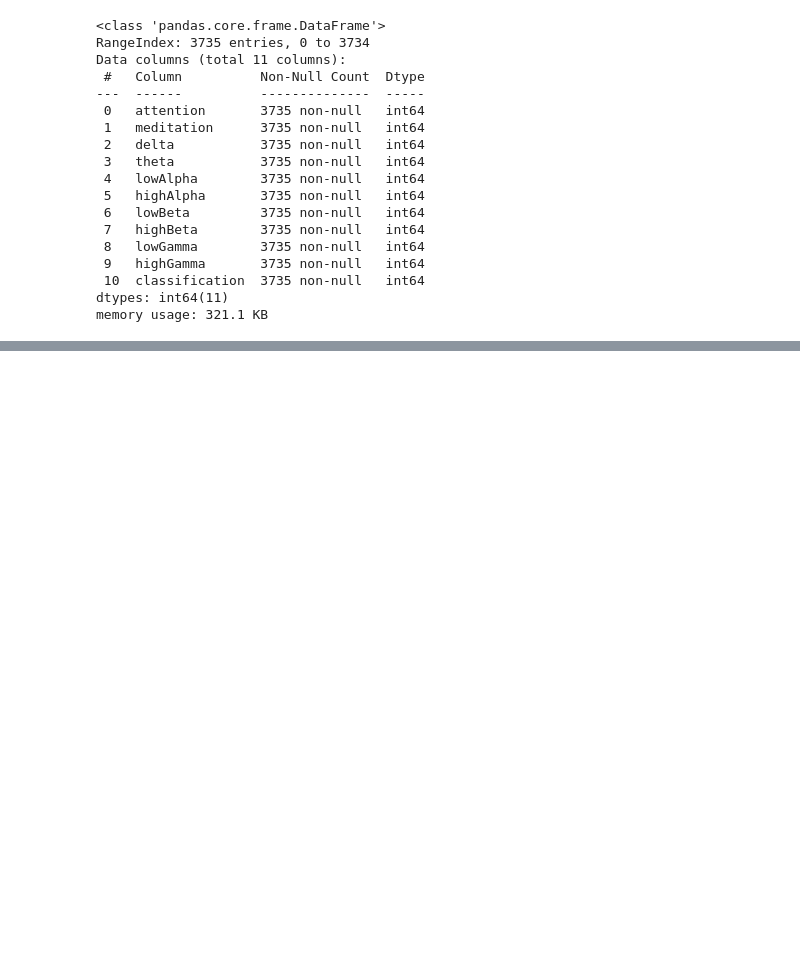
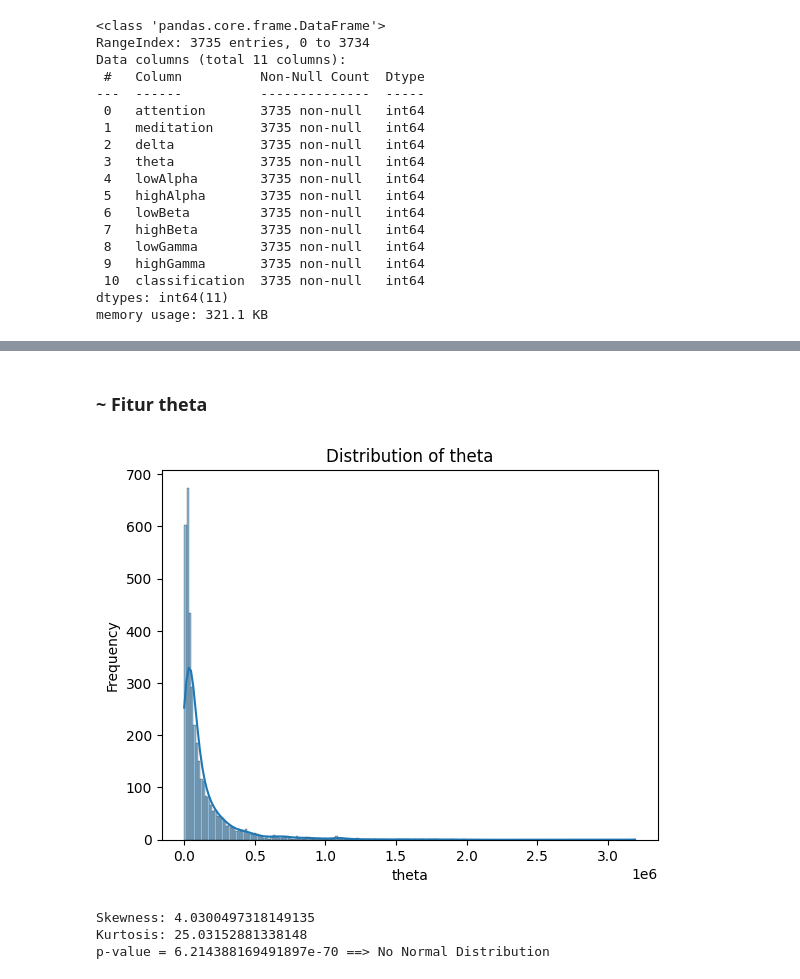
Before and after one commit to Zechtro/GAIB_2_3, a Jupyter notebook: src/doe.ipynb, the cells around one changed output, grey strips where cells are left out. Saved outputs shown, nothing was run; the diff lists cells and outputs as text; code cells hidden in the pictures; blank space fills up the shorter version.

```diff
--- a/src/doe.ipynb
+++ b/src/doe.ipynb
@@ -27,0 +157,9 @@ df.describe()
+# %% [markdown]
+### ~ Fitur theta
+# %%
+explainDistribution("theta")
+# %% [output]
+[figure, added]
+Skewness: 4.0300497318149135
+Kurtosis: 25.03152881338148
+p-value = 6.214388169491897e-70 ==> No Normal Distribution
```
Also changed, not shown: parts of 92 cells of this notebook, 1 other file.
